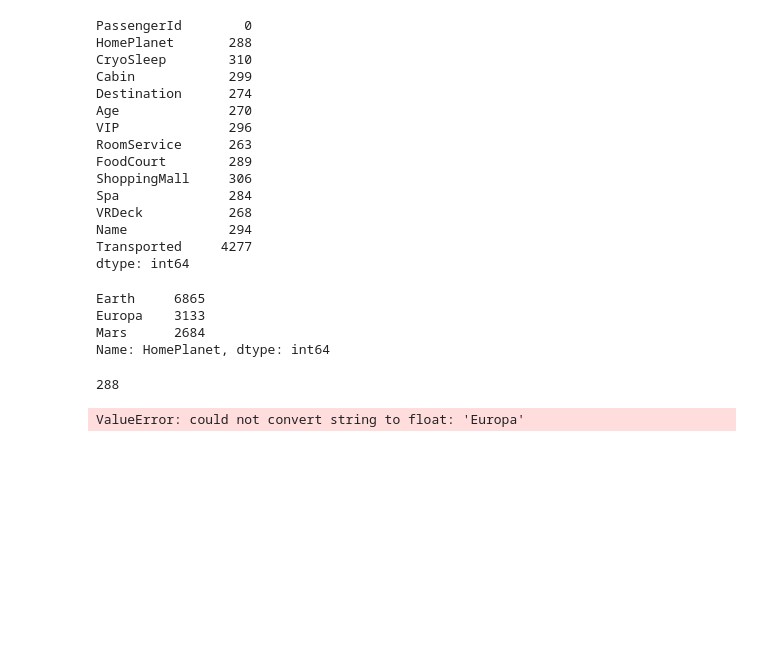
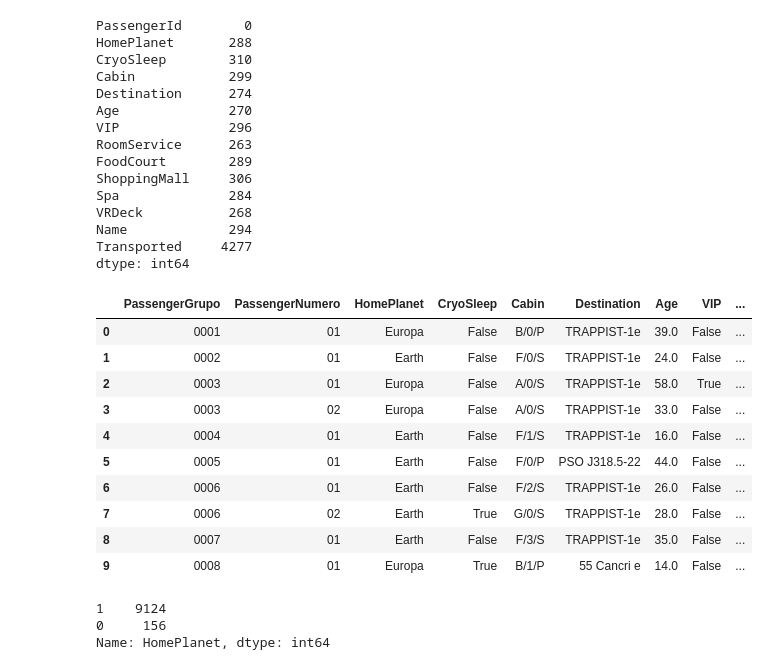
Before and after one commit to JOEMIR-87/KAGGLE_NAVE_TITANIC, a Jupyter notebook: nave_titanic_2.ipynb, the cells around one changed output. Drawn from its saved outputs; the diff is of its cells as text; code cells hidden in the pictures; blank space fills up the shorter version.

```diff
--- a/nave_titanic_2.ipynb
+++ b/nave_titanic_2.ipynb
@@ -92,18 +88,3 @@ VRDeck           268
 Name             294
 Transported     4277
 dtype: int64
-# %%
-nave_completo['HomePlanet'].value_counts()
-# %% [output]
-Earth     6865
-Europa    3133
-Mars      2684
-Name: HomePlanet, dtype: int64
-# %%
-nave_completo['HomePlanet'].isnull().sum()
-# %% [output]
-288
-# %%
-correlacao = nave_completo.loc[nave_completo['Transported'].notnull()].astype(float).corr()
-# %% [output]
-ValueError: could not convert string to float: 'Europa'
@@ -109,0 +100,22 @@ ValueError: could not convert string to float: 'Europa'
+# %%
+nave_completo.head(10)
+# %% [output]
+|  | PassengerGrupo | PassengerNumero | HomePlanet | CryoSleep | Cabin | Destination | Age | VIP | ... |
+| 0 | 0001 | 01 | Europa | False | B/0/P | TRAPPIST-1e | 39.0 | False | ... |
+| 1 | 0002 | 01 | Earth | False | F/0/S | TRAPPIST-1e | 24.0 | False | ... |
+| 2 | 0003 | 01 | Europa | False | A/0/S | TRAPPIST-1e | 58.0 | True | ... |
+| 3 | 0003 | 02 | Europa | False | A/0/S | TRAPPIST-1e | 33.0 | False | ... |
+| 4 | 0004 | 01 | Earth | False | F/1/S | TRAPPIST-1e | 16.0 | False | ... |
+| 5 | 0005 | 01 | Earth | False | F/0/P | PSO J318.5-22 | 44.0 | False | ... |
+| 6 | 0006 | 01 | Earth | False | F/2/S | TRAPPIST-1e | 26.0 | False | ... |
+| 7 | 0006 | 02 | Earth | True | G/0/S | TRAPPIST-1e | 28.0 | False | ... |
+| 8 | 0007 | 01 | Earth | False | F/3/S | TRAPPIST-1e | 35.0 | False | ... |
+| 9 | 0008 | 01 | Europa | True | B/1/P | 55 Cancri e | 14.0 | False | ... |
+# %%
+# Pessoas do mesmo PassengerGrupo vão todas para o mesmo planeta
+grupo_PassengerGrupo = nave_completo.groupby(['PassengerGrupo']).nunique()
+grupo_PassengerGrupo['HomePlanet'].value_counts()
+# %% [output]
+1    9124
+0     156
+Name: HomePlanet, dtype: int64
```
Also changed, not shown: parts of 5 cells of this notebook.
